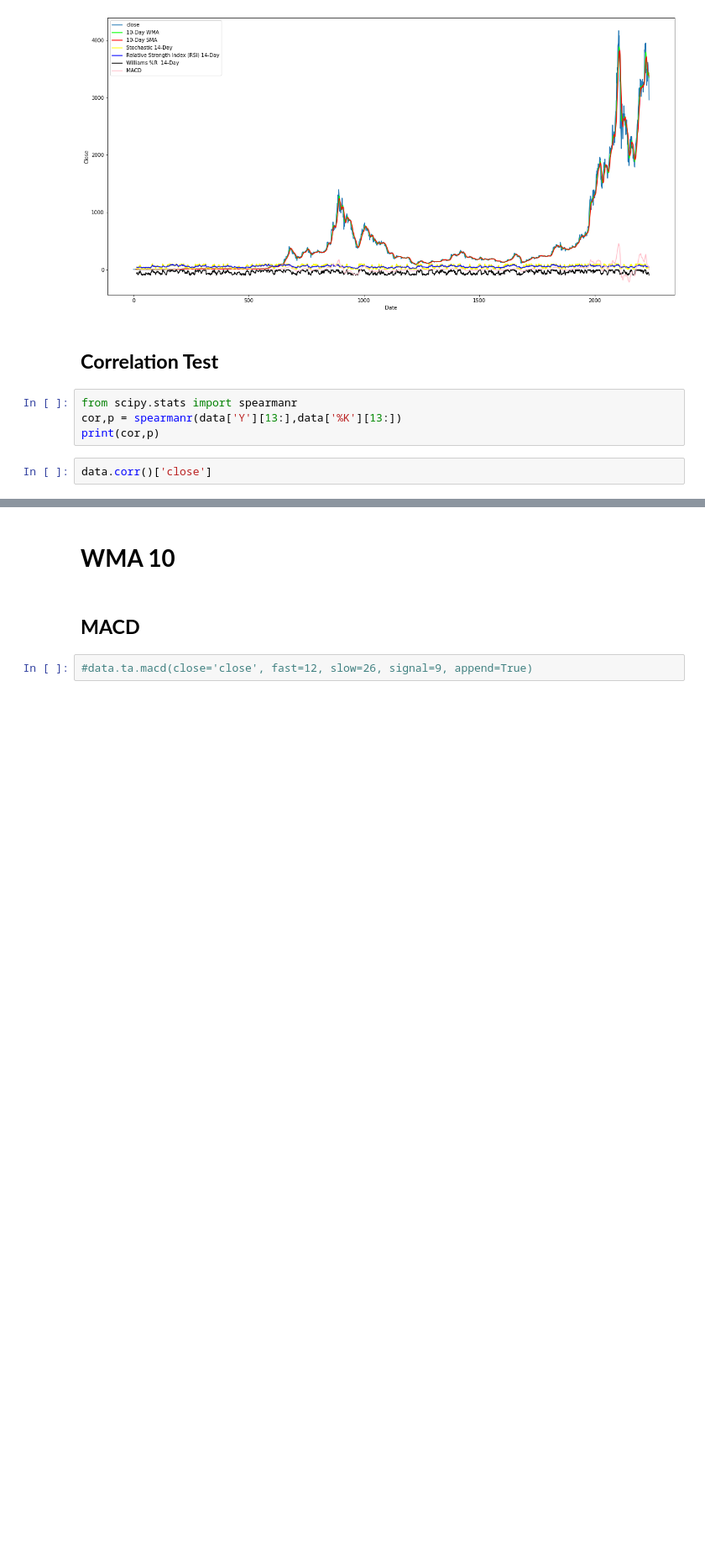
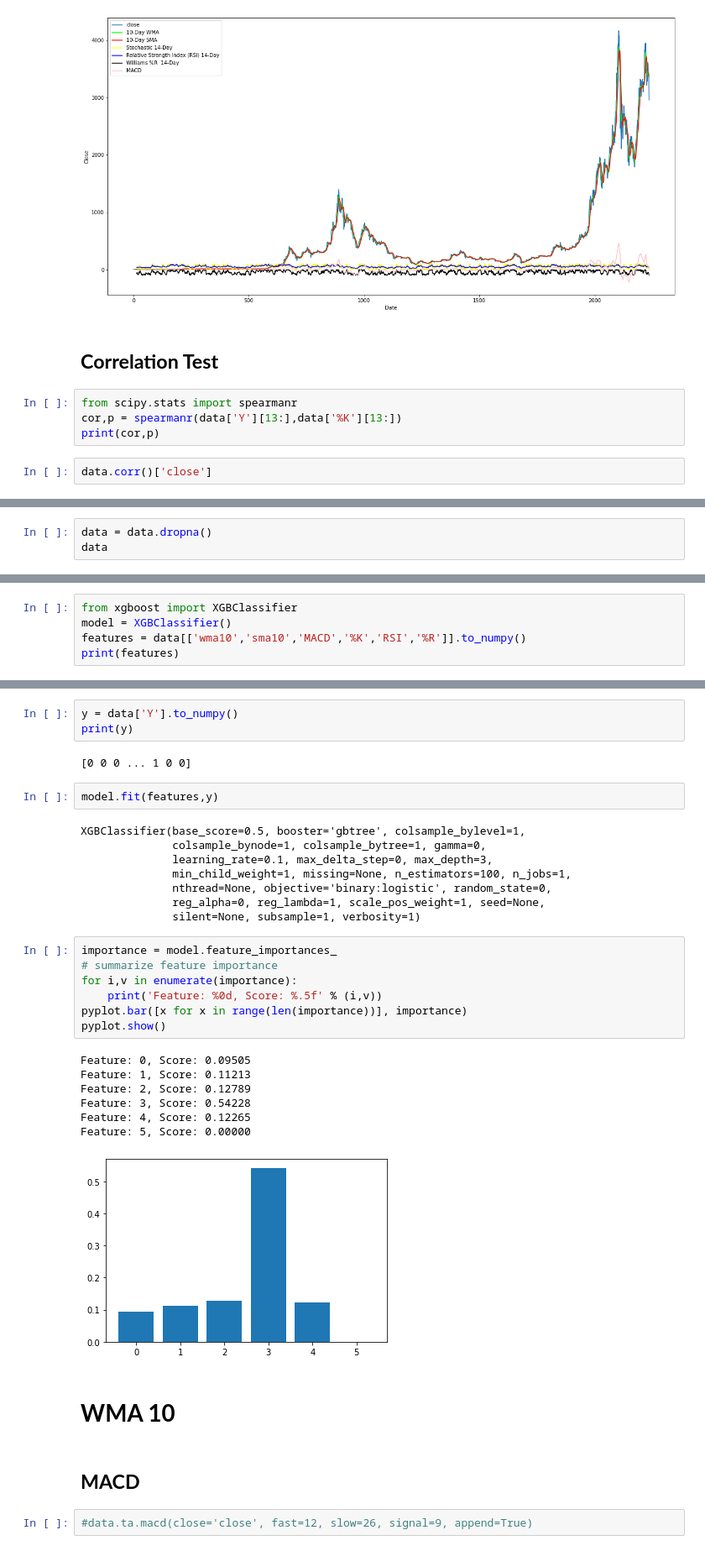
Before and after one commit to Nongbon/208499, a Jupyter notebook: draft_lable_1.ipynb, the cells around one changed output, grey strips where cells are left out. Shown: that part at 84% size. Saved outputs shown, nothing was run; the diff lists cells and outputs as text; blank space fills up the shorter version.

```diff
--- a/draft_lable_1.ipynb
+++ b/draft_lable_1.ipynb
@@ -207,0 +217,3 @@ data.corr()['close']
+# %%
+data = data.dropna()
+data
@@ -207,0 +234,5 @@ data.corr()['close']
+# %%
+from xgboost import XGBClassifier
+model = XGBClassifier()
+features = data[['wma10','sma10','MACD','%K','RSI','%R']].to_numpy()
+print(features)
@@ -208,3 +253,33 @@ data.corr()['close']
+# %%
+y = data['Y'].to_numpy()
+print(y)
+# %% [output]
+[0 0 0 ... 1 0 0]
+# %%
+model.fit(features,y)
+# %% [output]
+XGBClassifier(base_score=0.5, booster='gbtree', colsample_bylevel=1,
+              colsample_bynode=1, colsample_bytree=1, gamma=0,
+              learning_rate=0.1, max_delta_step=0, max_depth=3,
+              min_child_weight=1, missing=None, n_estimators=100, n_jobs=1,
+              nthread=None, objective='binary:logistic', random_state=0,
+              reg_alpha=0, reg_lambda=1, scale_pos_weight=1, seed=None,
+              silent=None, subsample=1, verbosity=1)
+# %%
+importance = model.feature_importances_
+# summarize feature importance
+for i,v in enumerate(importance):
+	print('Feature: %0d, Score: %.5f' % (i,v))
+pyplot.bar([x for x in range(len(importance))], importance)
+pyplot.show()
+# %% [output]
+Feature: 0, Score: 0.09505
+Feature: 1, Score: 0.11213
+Feature: 2, Score: 0.12789
+Feature: 3, Score: 0.54228
+Feature: 4, Score: 0.12265
+Feature: 5, Score: 0.00000
+[figure, added]
 # %% [markdown]
 # **WMA 10**
 # %% [markdown]
```
Also changed, not shown: parts of 7 cells of this notebook.
